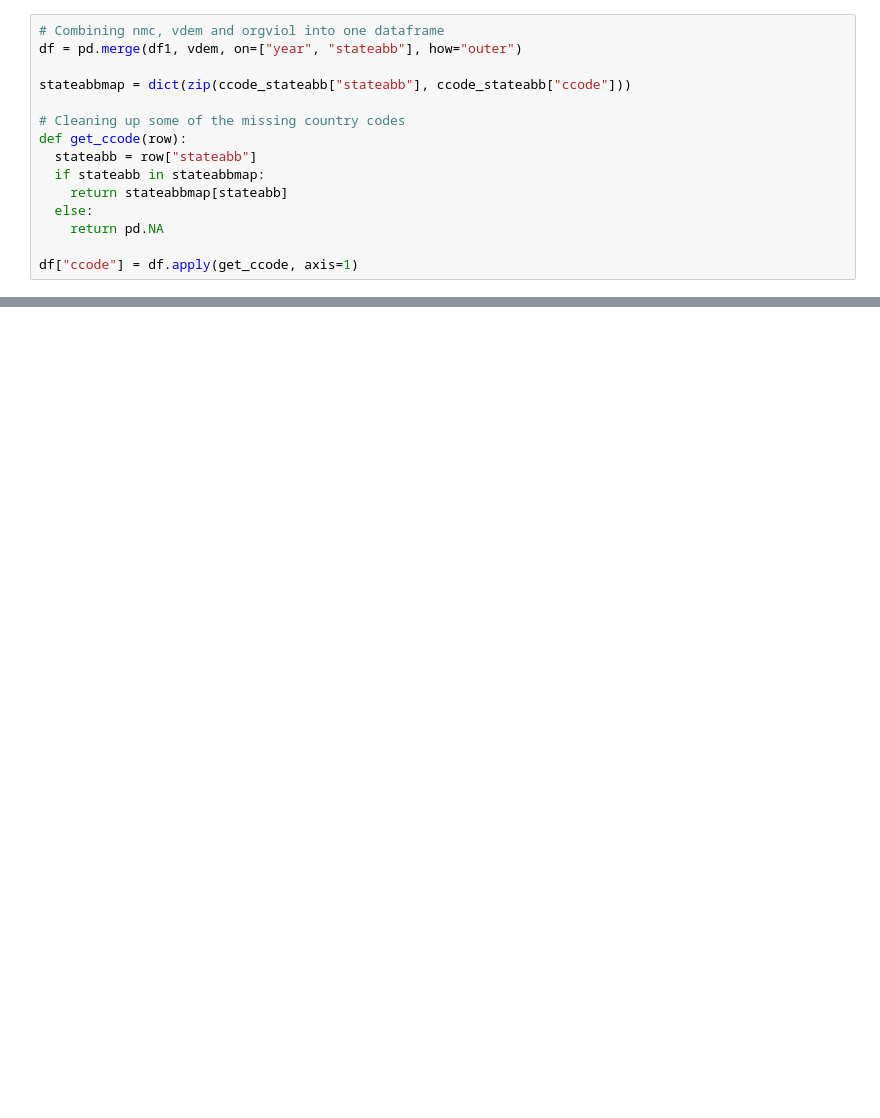
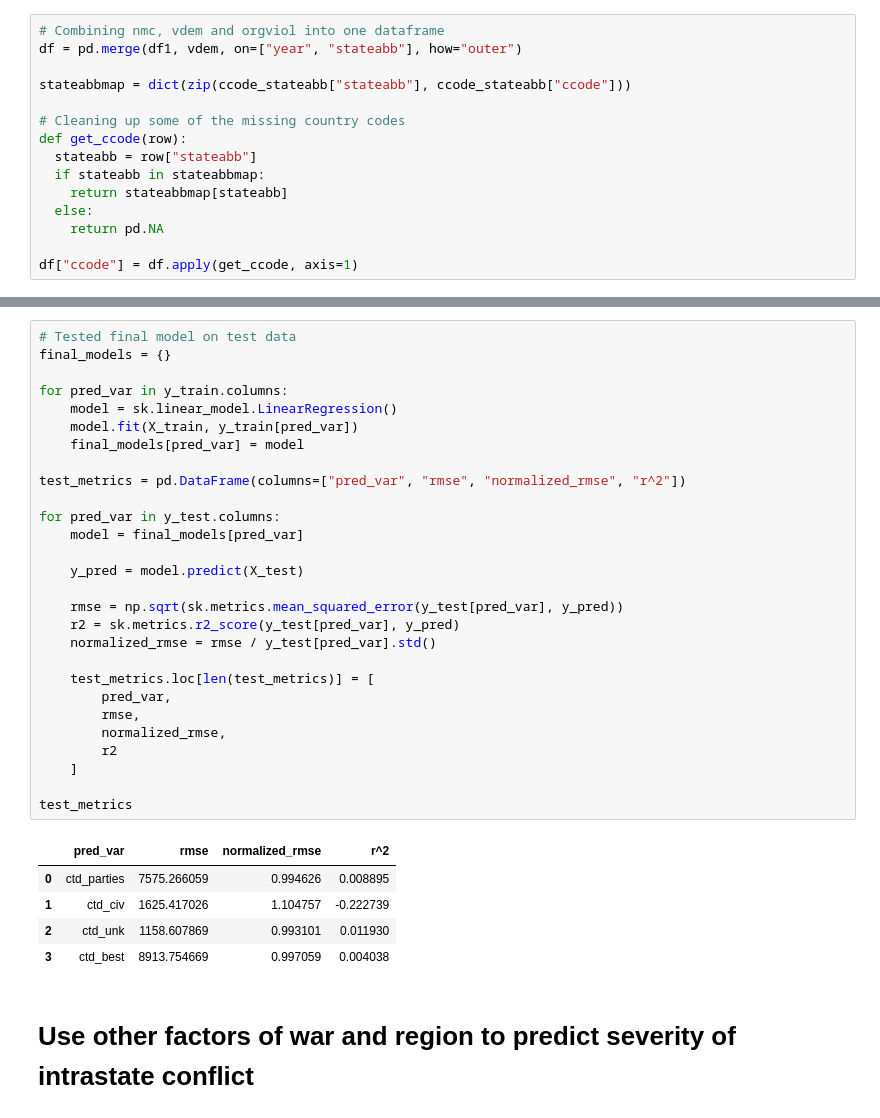
Before and after one commit to Traorasp/ML-Project-Proposal, a Jupyter notebook: ML_Project_Data_Cleanup.ipynb, the cells around one changed output, grey strips where cells are left out. Cells and saved outputs as stored; diff of their text form; blank space fills up the shorter version.

```diff
--- a/ML_Project_Data_Cleanup.ipynb
+++ b/ML_Project_Data_Cleanup.ipynb
@@ -48,0 +166,36 @@ df["ccode"] = df.apply(get_ccode, axis=1)
+# %%
+# Tested final model on test data
+final_models = {}
+
+for pred_var in y_train.columns:
+    model = sk.linear_model.LinearRegression()
+    model.fit(X_train, y_train[pred_var])
+    final_models[pred_var] = model
+
+test_metrics = pd.DataFrame(columns=["pred_var", "rmse", "normalized_rmse", "r^2"])
+
+for pred_var in y_test.columns:
+    model = final_models[pred_var]
+
+    y_pred = model.predict(X_test)
+
+    rmse = np.sqrt(sk.metrics.mean_squared_error(y_test[pred_var], y_pred))
+    r2 = sk.metrics.r2_score(y_test[pred_var], y_pred)
+    normalized_rmse = rmse / y_test[pred_var].std()
+
+    test_metrics.loc[len(test_metrics)] = [
+        pred_var,
+        rmse,
+        normalized_rmse,
+        r2
+    ]
+
+test_metrics
+# %% [output]
+|  | pred_var | rmse | normalized_rmse | r^2 |
+| 0 | ctd_parties | 7575.266059 | 0.994626 | 0.008895 |
+| 1 | ctd_civ | 1625.417026 | 1.104757 | -0.222739 |
+| 2 | ctd_unk | 1158.607869 | 0.993101 | 0.011930 |
+| 3 | ctd_best | 8913.754669 | 0.997059 | 0.004038 |
+# %% [markdown]
+# Use other factors of war and region to predict severity of intrastate conflict
```
Also changed, not shown: parts of 27 cells of this notebook.
